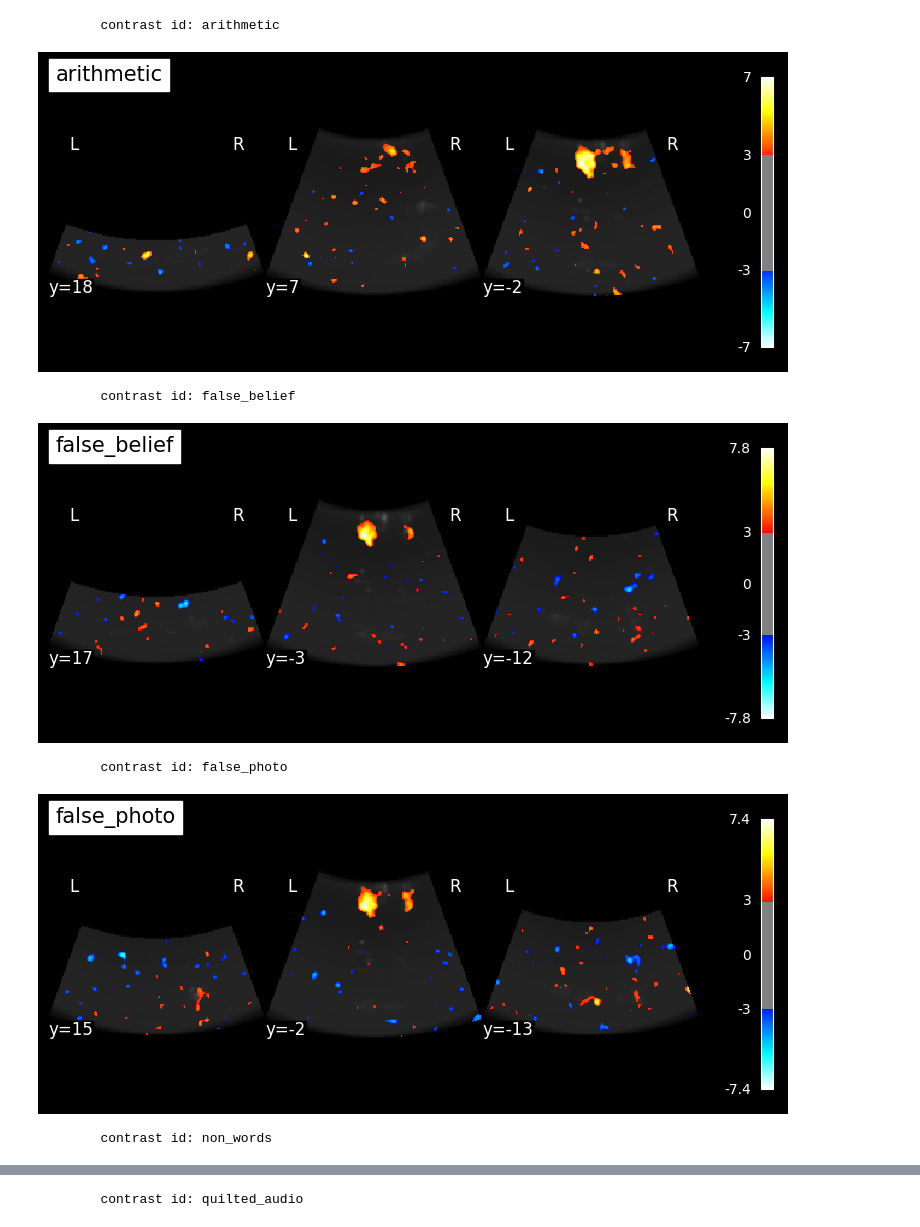
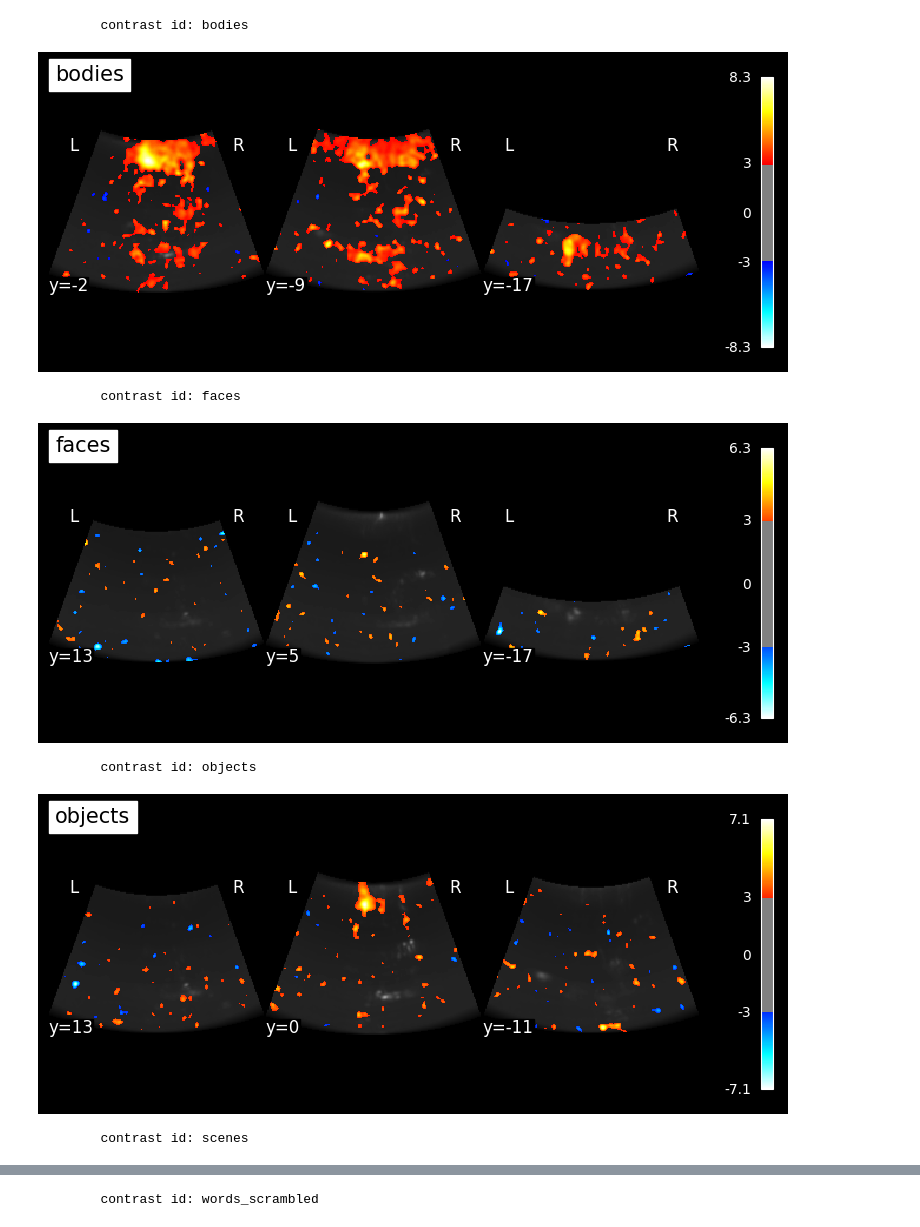
Before and after one commit to ClaireNastaskin/processing_fusi, a Jupyter notebook: Experiments/combine_multilocalizer_fUSI_runs_GLM.ipynb, the cells around one changed output, grey strips where cells are left out. Saved outputs shown, nothing was run; the diff lists cells and outputs as text; code cells hidden in the pictures.

```diff
--- a/Experiments/combine_multilocalizer_fUSI_runs_GLM.ipynb
+++ b/Experiments/combine_multilocalizer_fUSI_runs_GLM.ipynb
@@ -3,14 +3,14 @@ from pathlib import Path
 import pandas as pd
 import nibabel as nib
 import numpy as np
-base_path = Path("/Users/clairenastaskin/data/sub-Forest001/2026-05-06/pathfinder.forest/events/multilocalizer_ffa")
+base_path = Path("/Users/clairenastaskin/data/sub-Forest001/2026-05-29/pathfinder.forest/events")
 combine_runs_file_path = Path(base_path / "combined_runs")
 runs = {
-    "run01": Path(base_path / "069fbdc8-2501-746d-8000-b5e1eeef7a62"),
-    "run02": Path(base_path / "069fbddf-03a8-70cf-8000-fb5428d52726"),
-    "run03": Path(base_path / "069fbdf5-ea5a-72a3-8000-4764054efd54"),
-    "run04": Path(base_path / "069fbe0f-9f62-7fee-8000-c53b03b96419"),
-    "run05": Path(base_path / "069fbe2d-59ed-7026-8000-858a51bcf22e"),
+    "run01": Path(base_path / "06a1763d-1f54-75ac-8000-eb0afd5cc0af"),
+    "run02": Path(base_path / "06a1767f-3ed1-7af8-8000-c19291ae140f"),
+    "run03": Path(base_path / "06a17626-29ce-72d9-8000-cc2dfbee318a"),
+    "run04": Path(base_path / "06a17652-674f-76f7-8000-fe14ce8e2d8e"),
+    "run05": Path(base_path / "06a17668-ee68-785f-8000-db3369a4e7c2"),
 }
 file_name = 'fusi_run_clean.nii.gz' # Upload runs after temporal boxcar smoothing,
 
@@ -224,7 +223,7 @@ from nilearn.glm.first_level import make_first_level_design_matrix
 # Load design matrices with reaction time taken into account already
 design_matrices = []
 for run_name, run_path in runs.items():
-    dm_npz = load(run_path / 'design_matrix_auditory.npz', allow_pickle=True)
+    dm_npz = load(run_path / 'design_matrix_visual.npz', allow_pickle=True)
     dm = pd.DataFrame(dm_npz['design_matrix'], columns=dm_npz['column_names'])
     design_matrices.append(dm)
 
@@ -370,37 +387,41 @@ affine_global = nifti_img_list[0].affine
 
 # Iterate on contrasts
 for contrast_id, contrast_val in contrasts.items():
     if contrast_id.startswith(("drift_", "tx", "ty", "tz", "rot", "dt", "drot")):
+        continue
+    # Skip HRF basis-function regressors (temporal derivative / dispersion),
+    # which are nuisance terms, not interpretable activation maps.
+    if contrast_id.endswith(("_derivative", "_dispersion")):
         continue
 
     print(f"\tcontrast id: {contrast_id}")
     # compute the contrasts
     z_map = fusi_glm.compute_contrast(contrast_val, output_type="z_score")
     # Get the data from z_map and create new NIfTI image
     z_map_data = z_map.get_fdata()
     nii_zmap = nib.Nifti1Image(z_map_data, affine_global)
     # Save the NIfTI zmap to a compressed .nii.gz file in the base_path
     nii_output_path = os.path.join(combine_runs_file_path, f"{contrast_id}_z_map.nii.gz")
     nib.save(nii_zmap, nii_output_path)
 
     # Plot the z-map and save a PNG preview next to the NIfTI
     display = plotting.plot_stat_map(
         z_map,
         bg_img=mean_image,
         threshold=3.0,
         display_mode="y",
         cut_coords=3,
         black_bg=True,
         title=contrast_id,
     )
     png_output_path = os.path.join(combine_runs_file_path, f"{contrast_id}_z_map.png")
     display.savefig(png_output_path)
     plotting.show()
 # %% [output]
-        contrast id: arithmetic
+        contrast id: bodies
-[figure, old version]
+[figure, new version]
-        contrast id: false_belief
+        contrast id: faces
-[figure, old version]
+[figure, new version]
-        contrast id: false_photo
+        contrast id: objects
-[figure, old version]
+[figure, new version]
-        contrast id: non_words
+        contrast id: scenes
@@ -408 +429 @@ for contrast_id, contrast_val in contrasts.items():
-        contrast id: quilted_audio
+        contrast id: words_scrambled
```
Also changed, not shown: parts of 9 cells of this notebook, 5 other files.
